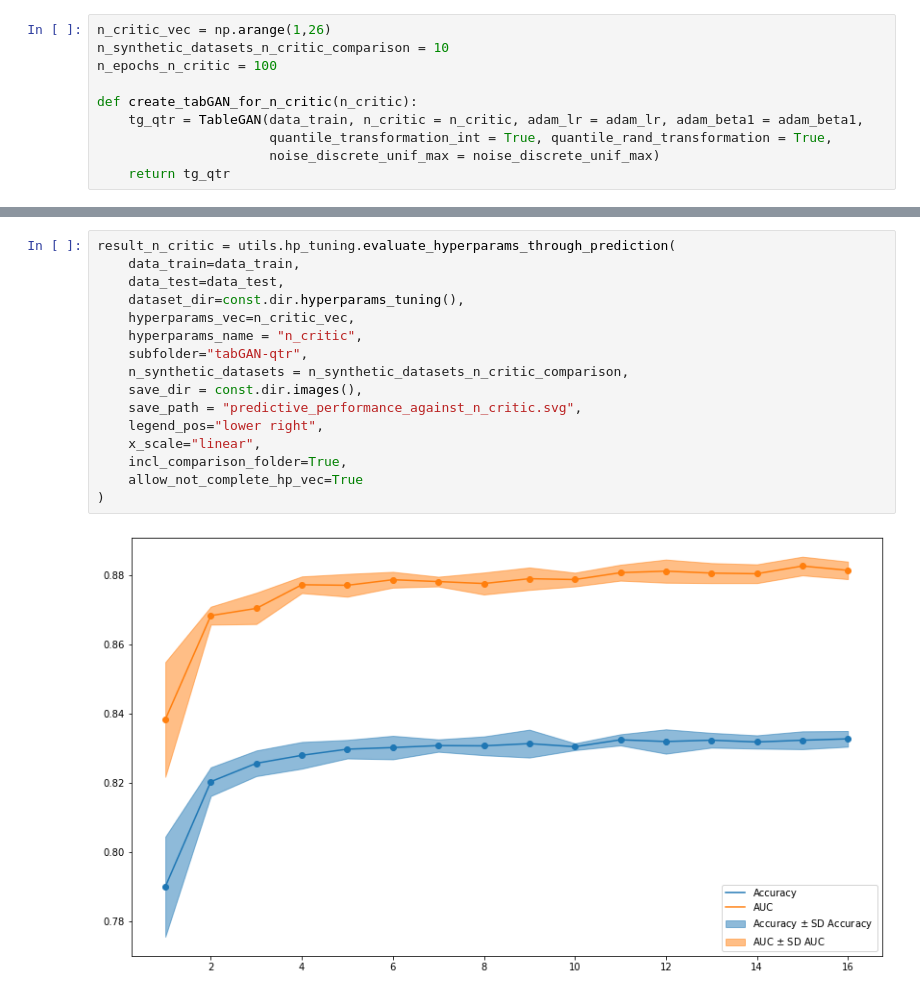
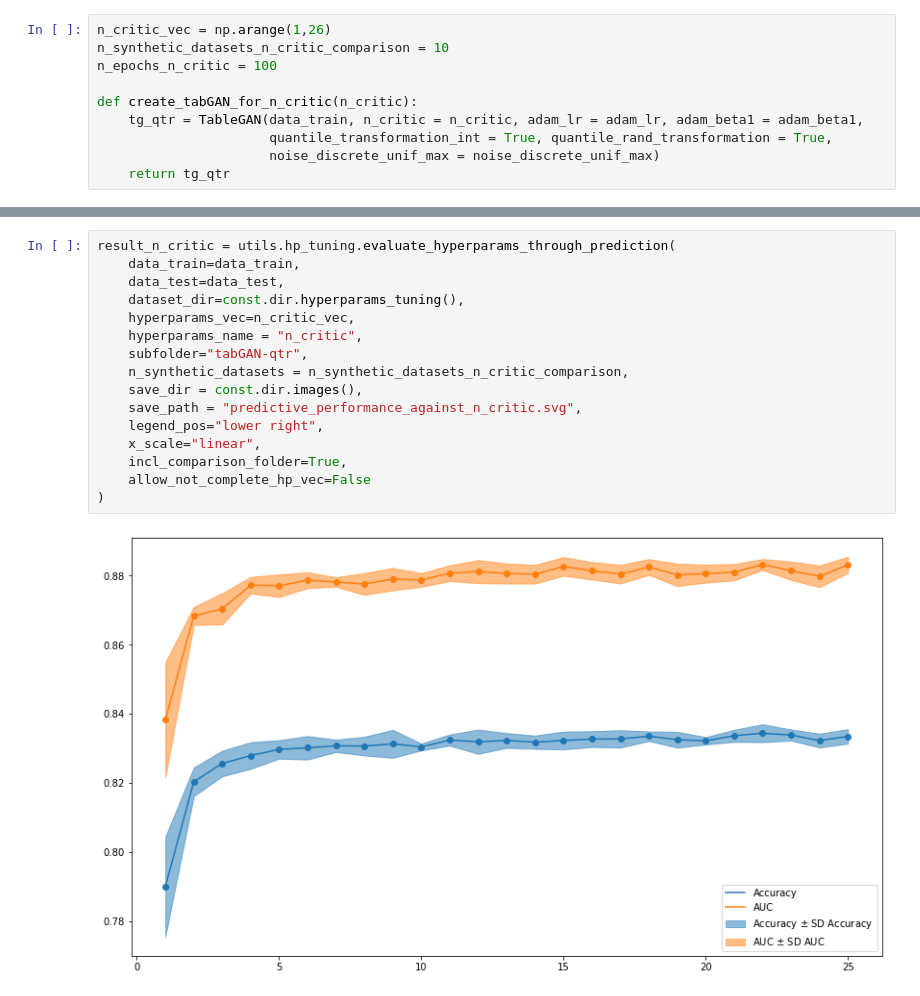
Before and after one commit to ArneRustad/Master-thesis-cf, a Jupyter notebook: scripts/tabGAN_hyperparam_tuning.ipynb, the cells around one changed output, grey strips where cells are left out. Drawn from its saved outputs; the diff is of its cells as text.

```diff
--- a/scripts/tabGAN_hyperparam_tuning.ipynb
+++ b/scripts/tabGAN_hyperparam_tuning.ipynb
@@ -294,18 +282,18 @@ with tqdm(total =10, leave=False) as pbar:
 # %%
 result_n_critic = utils.hp_tuning.evaluate_hyperparams_through_prediction(
     data_train=data_train,
     data_test=data_test,
     dataset_dir=const.dir.hyperparams_tuning(),
     hyperparams_vec=n_critic_vec,
     hyperparams_name = "n_critic",
     subfolder="tabGAN-qtr",
     n_synthetic_datasets = n_synthetic_datasets_n_critic_comparison,
     save_dir = const.dir.images(),
     save_path = "predictive_performance_against_n_critic.svg",
     legend_pos="lower right",
     x_scale="linear",
     incl_comparison_folder=True,
-    allow_not_complete_hp_vec=True
+    allow_not_complete_hp_vec=False
 )
 # %% [output]
-[figure, old version]
+[figure, new version]
```
Also changed, not shown: parts of 40 cells of this notebook, 46 other files.
